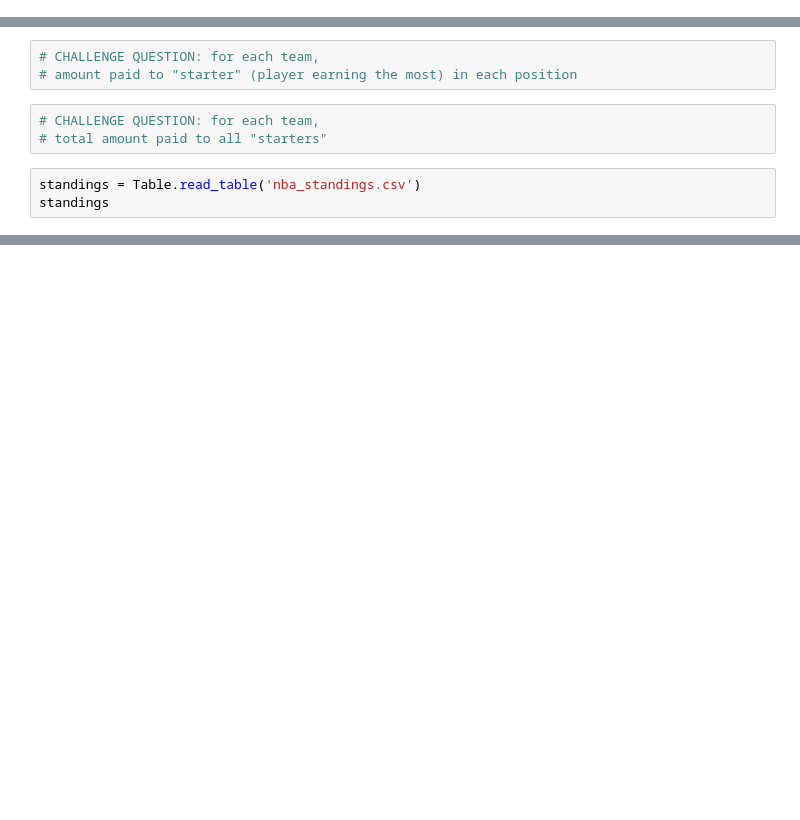
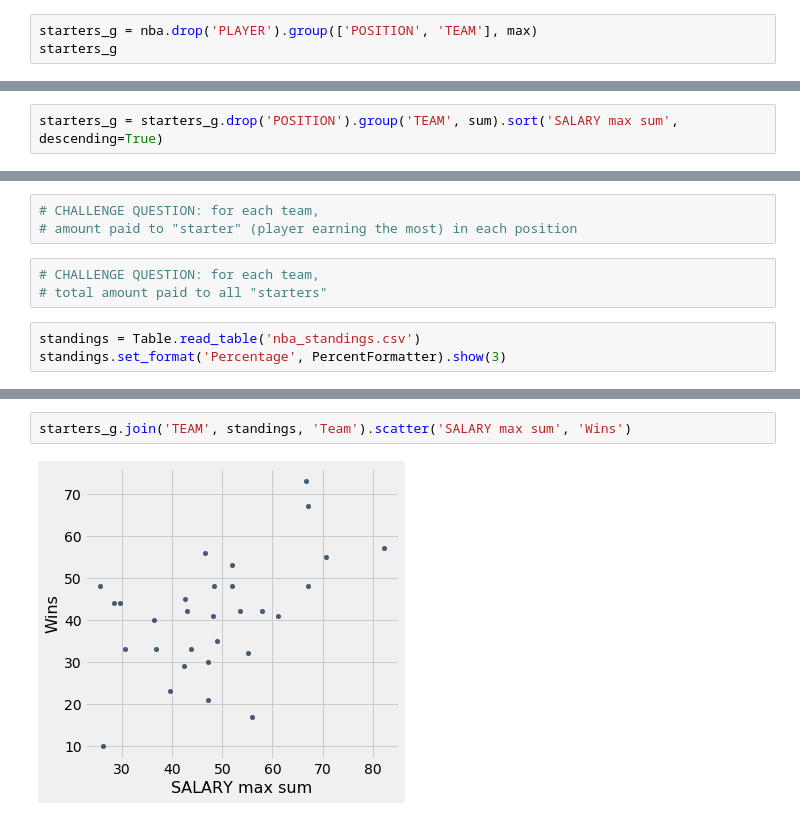
Before and after one commit to data-8/materials-sp19, a Jupyter notebook: lec/lec11.ipynb, the cells around one changed output, grey strips where cells are left out. Saved outputs shown, nothing was run; the diff lists cells and outputs as text; blank space fills up the shorter version.

```diff
--- a/lec/lec11.ipynb
+++ b/lec/lec11.ipynb
@@ -40,0 +226,3 @@ nba
+# %%
+starters_g = nba.drop('PLAYER').group(['POSITION', 'TEAM'], max)
+starters_g
@@ -40,0 +244,2 @@ nba
+# %%
+starters_g = starters_g.drop('POSITION').group('TEAM', sum).sort('SALARY max sum', descending=True)
@@ -46,4 +268,4 @@ nba
 # total amount paid to all "starters"
 # %%
 standings = Table.read_table('nba_standings.csv')
-standings
+standings.set_format('Percentage', PercentFormatter).show(3)
@@ -49,0 +278,4 @@ standings
+# %%
+starters_g.join('TEAM', standings, 'Team').scatter('SALARY max sum', 'Wins')
+# %% [output]
+[figure, added]
```
Also changed, not shown: parts of 27 cells of this notebook.
